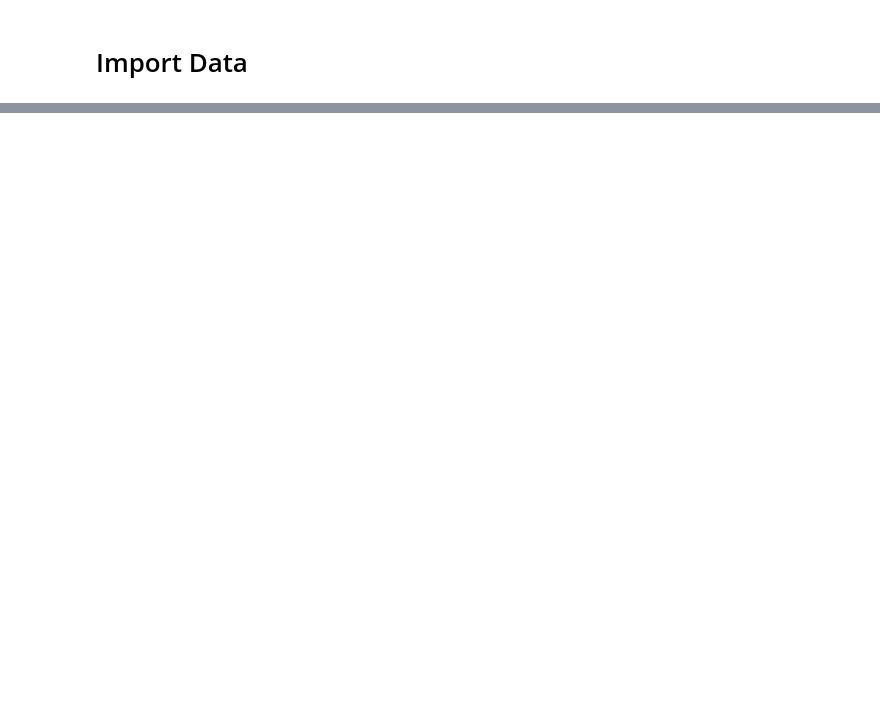
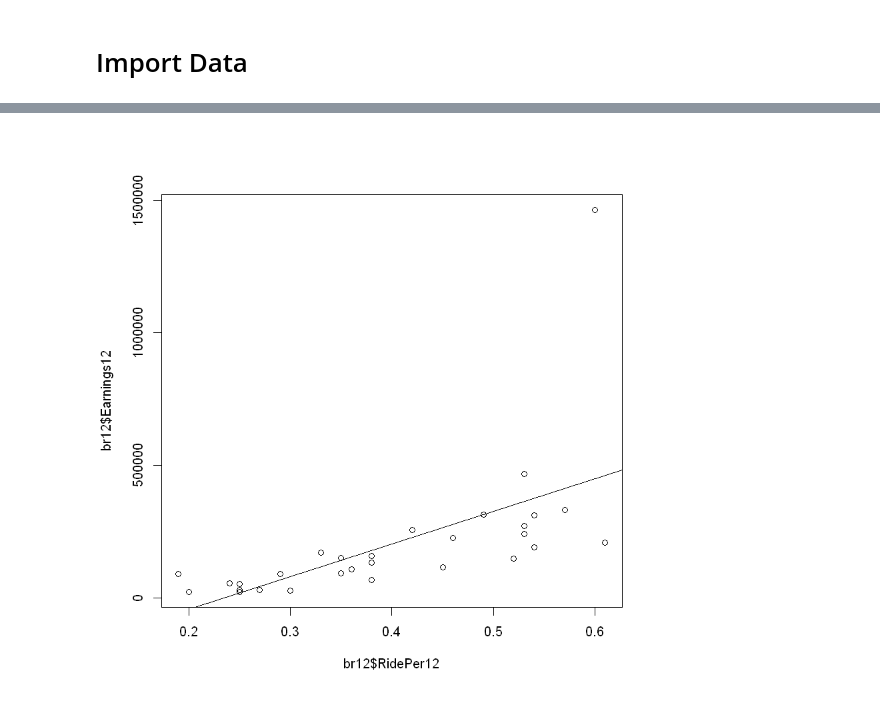
Before and after one commit to sharifahmad2061/foundation_of_data_analysis, a Jupyter notebook: Lab 01 Week 03.ipynb, the cells around one changed output, grey strips where cells are left out. Cells and saved outputs as stored; diff of their text form; code cells hidden in the pictures; blank space fills up the shorter version.

```diff
--- a/Lab 01 Week 03.ipynb
+++ b/Lab 01 Week 03.ipynb
@@ -26,0 +67,5 @@ bd
+# %%
+plot(br12$RidePer12,br12$Earnings12)
+abline(lm(br12$Earnings12~br12$RidePer12))
+# %% [output]
+[figure, added]
```
Also changed, not shown: parts of 19 cells of this notebook.
